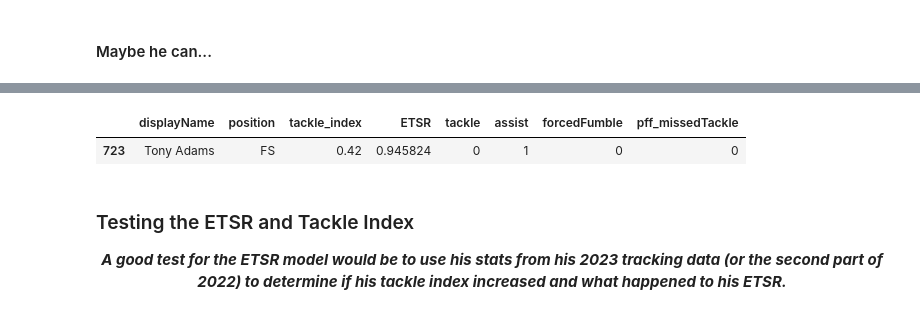
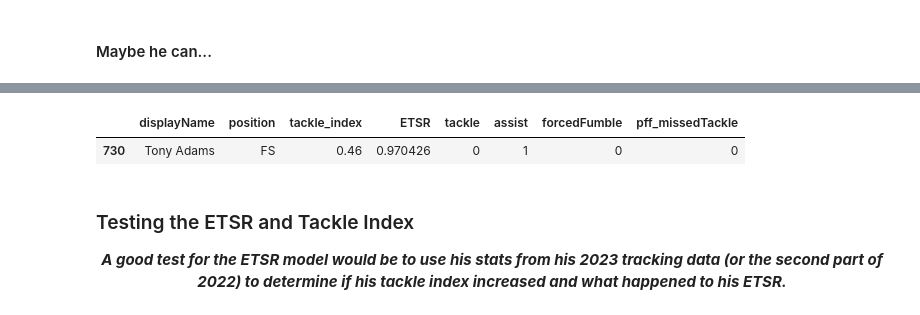
Before and after one commit to meagvo/nfl-big-data-bowl-2024, a Jupyter notebook: etsr-tackle-index.ipynb, the cells around one changed output, grey strips where cells are left out. Cells and saved outputs as stored; diff of their text form; code cells hidden in the pictures.

```diff
--- a/etsr-tackle-index.ipynb
+++ b/etsr-tackle-index.ipynb
@@ -358,9 +327,5 @@ def create_diff_range(df_final):
 
     return df_final
 df_final=create_diff_range(df_final)
-# %%
-df_final['next_speed_diff']= (df_final['next_speed_tackler']-df_final['next_speed_ballcarrier'])
-df_final['prior_speed_diff']=(df_final['prior_speed_tackler']-df_final['prior_speed_ballcarrier'])
-df_final['COR']=np.where(df_final['tackle_assist_success']==1, (df_final['next_speed_diff']+1).astype(float)/(df_final['prior_speed_diff']+1).astype(float),0 )
 # %%
 
@@ -752,7 +704,7 @@ Best parameters: {'n_estimators': 108, 'max_depth': 20, 'min_samples_split': 6,
 # %%
-lgbmparams={'lambda_l1': 0.00778615992987077, 'lambda_l2': 5.7469776292557893e-08, 'num_leaves': 192, 'feature_fraction': 0.878092936251792, 'bagging_fraction': 0.77873666168331, 'bagging_freq': 4, 'min_child_samples': 38, 'learning_rate': 0.0246969835340374, 'class_weight':{0:3, 1:1}}
-xgbparams= {'max_depth': 4, 'learning_rate': 0.03367040692527507, 'n_estimators': 500, 'min_child_weight': 5, 'gamma': 1.4193026767634668e-05, 'subsample': 0.5021734109821935, 'colsample_bytree': 0.5287324366595713, 'reg_alpha': 0.0013032997061115277, 'reg_lambda': 9.170293772218275e-05}
-rfparams={'n_estimators': 108, 'max_depth': 20, 'min_samples_split': 6, 'min_samples_leaf': 2}
+lgbmparams= {'lambda_l1': 6.022646728608264e-08, 'lambda_l2': 2.114651920983289, 'num_leaves': 30, 'feature_fraction': 0.5686575939445261, 'bagging_fraction': 0.8938174095590642, 'bagging_freq': 6, 'min_child_samples': 100, 'learning_rate': 0.043781404087156764, 'class_weight':{0:3, 1:1}}
+xgbparams=  {'max_depth': 6, 'learning_rate': 0.03216619239785101, 'n_estimators': 451, 'min_child_weight': 10, 'gamma': 0.00039456030535171263, 'subsample': 0.19818581184335599, 'colsample_bytree': 0.9906371028429164, 'reg_alpha': 0.023543325420957835, 'reg_lambda': 0.1415584256546921}
+rfparams={'n_estimators': 112, 'max_depth': 26, 'min_samples_split': 4, 'min_samples_leaf': 2}
 # %%
 from sklearn.dummy import DummyClassifier
 from sklearn.metrics import mean_squared_error, f1_score, precision_score, recall_score
@@ -928,26 +880,24 @@ AUC:  0.6186393451105097
 # %%
 
 df_final2=df_final[df_final['event']!=2]
-X=df_final2[final_cols
+
+df_train, df_test = train_test_split(df_final2, stratify=df_final2['event'], test_size=0.25, random_state=0)
+import shap
+# DF, based on which importance is checked
+X_train=df_train[final_cols
 
 ]
-X.fillna(0, inplace=True) ##fill in missing pass length to 0
-groups=df_final2['displayName']
-y=df_final2['event']
-X_train, X_test, y_train, y_test = train_test_split(X ,y, stratify=y, test_size=0.25, random_state=0)
-import shap
-# DF, based on which importance is checked
+X_test=df_test[final_cols]
+y_train=df_train['event']
+y_test=df_test['event']
 
-
-#model1=XGBClassifier(**xgbparams)
-#model1.fit(X_train, y_train)
-#probs1=model1.predict_proba(X)
+model1=XGBClassifier(**xgbparams)
+model1.fit(X_train, y_train)
+probs1=model1.predict_proba(X_test)
 model2=LGBMClassifier(**lgbmparams)
 model2.fit(X_train, y_train)
 probs2=model2.predict_proba(X_test)
 model3=RandomForestClassifier(**rfparams)
 model3.fit(X_train, y_train)
 probs3=model3.predict_proba(X_test)
-#df_final['prob_tackle1']=probs1[:, 1]
-#df_final['prob_miss1']=probs1[:, 0]
 # %% [output]
@@ -1072,9 +971,12 @@ gain_importance_df.sort_values(by='Gain', ascending=False).head(10)
 # %%
 X=df_set[final_cols]
 
-
+probs1=model1.predict_proba(X)
 probs2=model2.predict_proba(X)
 probs3=model3.predict_proba(X)
+
+df_set['prob_tackle1']=probs1[:, 1]
+df_set['prob_miss1']=probs1[:, 0]
 
 
 df_set['prob_tackle2']=probs2[:, 1]
@@ -1086,4 +988,4 @@ df_set['prob_tackle3']=probs3[:, 1]
 df_set['prob_miss3']=probs3[:, 0]
 
 
-df_set['ETSR']=((3*df_set['prob_tackle2'])+df_set['prob_tackle3'])/4
+df_set['ETSR']=(df_set['prob_tackle1']+df_set['prob_tackle2']+df_set['prob_tackle3'])/3
@@ -1184,8 +1081,8 @@ df_tackler_merge[df_tackler_merge['displayName']=='C.J. Mosley'][['displayName',
 # %%
-df_tackler_merge[df_tackler_merge['displayName']=='Tony Adams'][['displayName', 'position', 'tackle_index', 'ETSR', 'tackle', 'assist', 'forcedFumble', 'pff_missedTackle']]
+(df_tackler_merge[df_tackler_merge['displayName']=='Tony Adams'][['displayName', 'position', 'tackle_index', 'ETSR', 'tackle', 'assist', 'forcedFumble', 'pff_missedTackle']])
 # %% [output]
 |  | displayName | position | tackle_index | ETSR | tackle | assist | forcedFumble | pff_missedTackle |
-| 723 | Tony Adams | FS | 0.42 | 0.945824 | 0 | 1 | 0 | 0 |
+| 730 | Tony Adams | FS | 0.46 | 0.970426 | 0 | 1 | 0 | 0 |
 # %% [markdown]
 
 ### Testing the ETSR and Tackle Index
```
Also changed, not shown: parts of 49 cells of this notebook.
